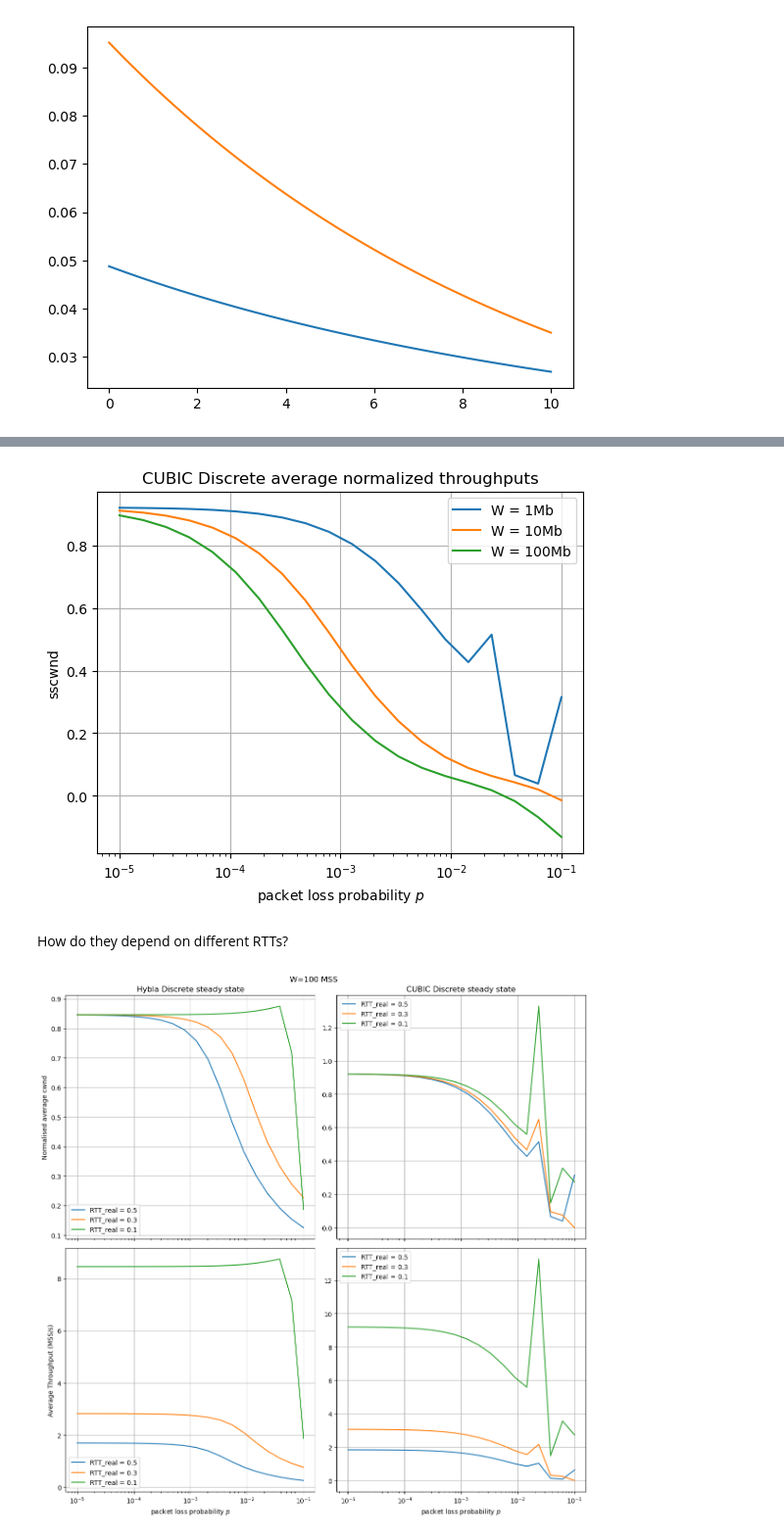
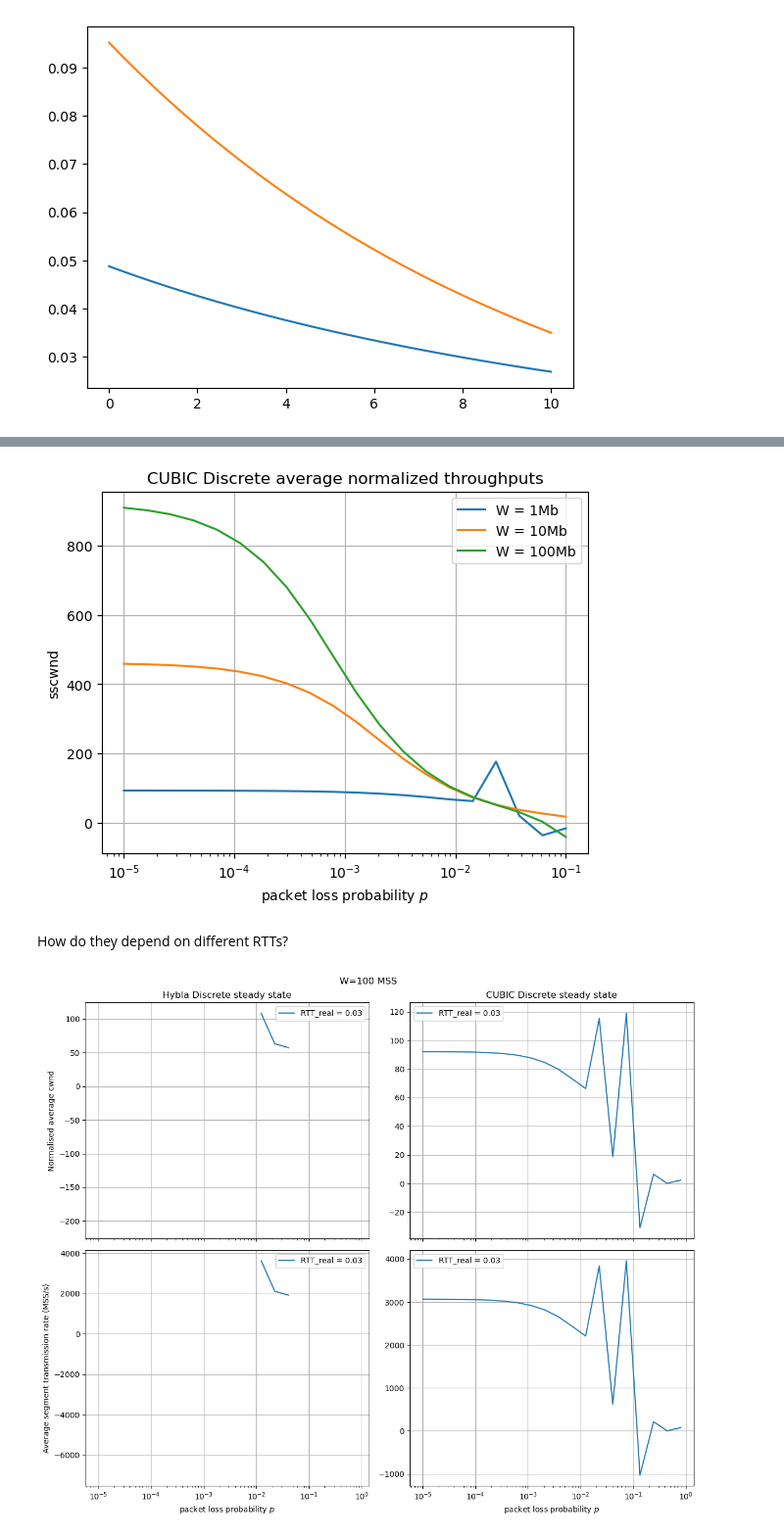
Before and after one commit to megretj/qpepcca, a Jupyter notebook: random_test.ipynb, the cells around one changed output, grey strips where cells are left out. Shown at 98% size. Cells and saved outputs as stored; diff of their text form; code cells hidden in the pictures.

Commit message:
first version of the compound model new unnormalised throughput for all models

```diff
--- a/random_test.ipynb
+++ b/random_test.ipynb
@@ -60,11 +62,11 @@ Average throughput is 0.04673231444823458
 # %%
-wired = CCA_MarkovChain_Hybla_discrete(packet_err=0.1,beta=0.7,N=100,C = 1000,RTT_est=0.1, RTT_real = 0.21, RTT0=0.025)
-ps = np.logspace(-1,-0.1,3)
+wired = CCA_MarkovChain_Hybla_discrete(packet_err=0.001,beta=0.7,N=100,C = 1000,RTT_est=0.1, RTT_real = 0.25, RTT0=0.025)
+ps = np.logspace(-3,-0.1,3)
 fig, axs = plt.subplots(1, 2, figsize=(13,5))
 for i in ps:
     wired.packet_err = i
     wired.compute_stationnary_distribution()
-    axs[0].plot(np.arange(wired.N),wired.P[50,:],label=f"p={i}")
+    axs[0].plot(np.arange(wired.N),wired.P[20,:],label=f"p={i}")
     axs[1].plot(np.arange(wired.N),wired.pi,label=f"p={i}")
     print(i, wired.avg_throughput())
 
@@ -72,7 +74,7 @@ axs[1].set_title(r"Stationnary distribution")
 axs[0].set_title(r"Transition probabilities from $a_{50}$")
 axs[1].set_ylim(-0.01,0.2)
 axs[0].set_ylim(-0.01,0.3)
-axs[0].set_xlim(20,50)
+#axs[0].set_xlim(10,15)
 axs[1].set_xlabel(r"State $a_i$ (Corresponding to throughput $i\frac{W}{N}$)")
 axs[1].set_ylabel(r'Probability to be in this state')
 axs[1].legend()
@@ -87,5 +89,5 @@ plt.show()
 # %%
-hyb = CCA_MarkovChain_Hybla_discrete(packet_err=0.0006,beta=0.7,N=100,C =1000, RTT_est=0.2, RTT_real = 0.21, RTT0=0.1)
+hyb = CCA_MarkovChain_Hybla_discrete(packet_err=0.,beta=0.7,N=100,C =1000, RTT_est=0.2, RTT_real = 0.5, RTT0=0.1)
 probij = np.zeros((40,3))
 ps = np.logspace(-4,-1,40)
 probe_states = [0,50,75]
@@ -95,9 +97,9 @@ for i,p in enumerate(ps):
     hyb.packet_err = p
     hyb.compute_stationnary_distribution()
     for j,start in enumerate(probe_states):
-        probij[i,j] = hyb.Ptilde[start,start]
-        d_mins[i,j] = hyb.Dmin[start,start]
-        d_maxs[i,j] = hyb.Dmax[start,start]
+        probij[i,j] = hyb.Ptilde[start,start+1]
+        d_mins[i,j] = hyb.Dmin[start,start+1]
+        d_maxs[i,j] = hyb.Dmax[start,start+1]
         if i%20==0:
             a = hyb.a[start]
             b = (start+1)*hyb.W/hyb.N
@@ -194,7 +196,7 @@ err_rates = np.logspace(-5,-1,20)
 throughputs = np.zeros([3,len(err_rates)])
 for k,C in enumerate([100,500,1000]):
     for i, l in enumerate(err_rates):
-        wireless = CCA_MarkovChain_CUBIC_new(packet_err=l,beta=0.7,N=100,C = C,RTT_real=0.5)
+        wireless = CCA_MarkovChain_CUBIC_discrete(packet_err=l,beta=0.7,N=100,C = C,RTT_real=0.05)
         throughputs[k,i] = wireless.avg_throughput()
 
 plt.plot(err_rates,throughputs[0,:], label = "W = 1Mb")
@@ -208,49 +210,49 @@ plt.xlabel(r"packet loss probability $p$")
 plt.ylabel(r'sscwnd')
 plt.show()
 # %% [output]
-[figure, old version]
+[figure, new version]
 # %% [markdown]
 How do they depend on different RTTs?
 # %%
-err_rates = np.logspace(-5,-1,20)
-RTTs = [0.5,0.3,0.1]
+err_rates = np.logspace(-5,-0.1,20)
+RTTs = [0.03]
 throughputs = np.zeros([len(RTTs),len(err_rates),4])
 
 for k,R in enumerate(RTTs):
     for i, l in enumerate(err_rates):
-        wireless = CCA_MarkovChain_Hybla_discrete(packet_err=l,beta=0.7,N=100,C = 100,RTT_real=R, RTT0=0.025, W = 100)
+        wireless = CCA_MarkovChain_Hybla_discrete(packet_err=l,beta=0.7,N=100,C = 100,RTT_real=R, RTT0=0.5, W = 100)
         cubic = CCA_MarkovChain_CUBIC_new(packet_err=l,beta=0.7,N=100,C = 100,RTT_real=R, W = 100)
         throughputs[k,i,0] = wireless.avg_throughput()
         throughputs[k,i,1] = cubic.avg_throughput()
     throughputs[k,:,2] = throughputs[k,:,0]/R
     throughputs[k,:,3] = throughputs[k,:,1]/R
 
 fig, axs = plt.subplots(2, 2, figsize=(12,10),sharex=True)
 for k,R in enumerate(RTTs):
     axs[0,0].plot(err_rates,throughputs[k,:,0], label = f"RTT_real = {R}")
     axs[0,1].plot(err_rates,throughputs[k,:,1], label = f"RTT_real = {R}")
     axs[1,0].plot(err_rates,throughputs[k,:,2], label = f"RTT_real = {R}")
     axs[1,1].plot(err_rates,throughputs[k,:,3], label = f"RTT_real = {R}")
 axs[0,0].semilogx()
 axs[0,0].legend()
 axs[0,0].grid()
 axs[0,0].set_title(r"Hybla Discrete steady state")
 axs[0,0].set_ylabel(r'Normalised average cwnd')
 axs[0,1].semilogx()
 axs[0,1].legend()
 axs[0,1].grid()
 axs[0,1].set_title(r"CUBIC Discrete steady state")
 axs[1,0].semilogx()
 axs[1,0].legend()
 axs[1,0].grid()
 axs[1,0].set_xlabel(r"packet loss probability $p$")
-axs[1,0].set_ylabel(r'Average Throughput (MSS/s)')
+axs[1,0].set_ylabel(r'Average segment transmission rate (MSS/s)')
 axs[1,1].semilogx()
 axs[1,1].legend()
 axs[1,1].grid()
 axs[1,1].set_xlabel(r"packet loss probability $p$")
 fig.suptitle("W=100 MSS")
 fig.tight_layout()
 plt.show()
 # %% [output]
-[figure, old version]
+[figure, new version]
```
Also changed, not shown: parts of 7 cells of this notebook, 2 other files.
